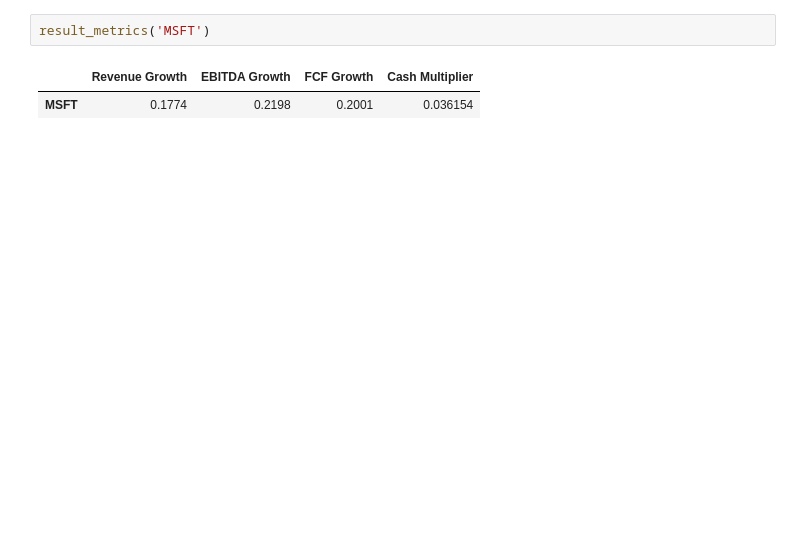
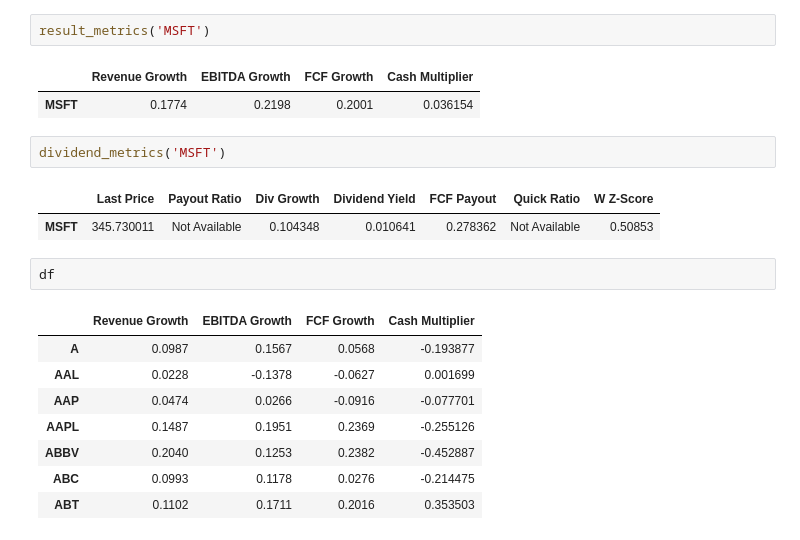
Before and after one commit to ggoni/dividend-stock-picker, a Jupyter notebook: explore.ipynb, the cells around one changed output. Drawn from its saved outputs; the diff is of its cells as text; blank space fills up the shorter version.

```diff
--- a/explore.ipynb
+++ b/explore.ipynb
@@ -198,3 +205,19 @@ result_metrics('MSFT')
 # %% [output]
 |  | Revenue Growth | EBITDA Growth | FCF Growth | Cash Multiplier |
 | MSFT | 0.1774 | 0.2198 | 0.2001 | 0.036154 |
+# %%
+dividend_metrics('MSFT')
+# %% [output]
+|  | Last Price | Payout Ratio | Div Growth | Dividend Yield | FCF Payout | Quick Ratio | W Z-Score |
+| MSFT | 345.730011 | Not Available | 0.104348 | 0.010641 | 0.278362 | Not Available | 0.50853 |
+# %%
+df
+# %% [output]
+|  | Revenue Growth | EBITDA Growth | FCF Growth | Cash Multiplier |
+| A | 0.0987 | 0.1567 | 0.0568 | -0.193877 |
+| AAL | 0.0228 | -0.1378 | -0.0627 | 0.001699 |
+| AAP | 0.0474 | 0.0266 | -0.0916 | -0.077701 |
+| AAPL | 0.1487 | 0.1951 | 0.2369 | -0.255126 |
+| ABBV | 0.2040 | 0.1253 | 0.2382 | -0.452887 |
+| ABC | 0.0993 | 0.1178 | 0.0276 | -0.214475 |
+| ABT | 0.1102 | 0.1711 | 0.2016 | 0.353503 |
```
Also changed, not shown: parts of 17 cells of this notebook, 1 other file.
